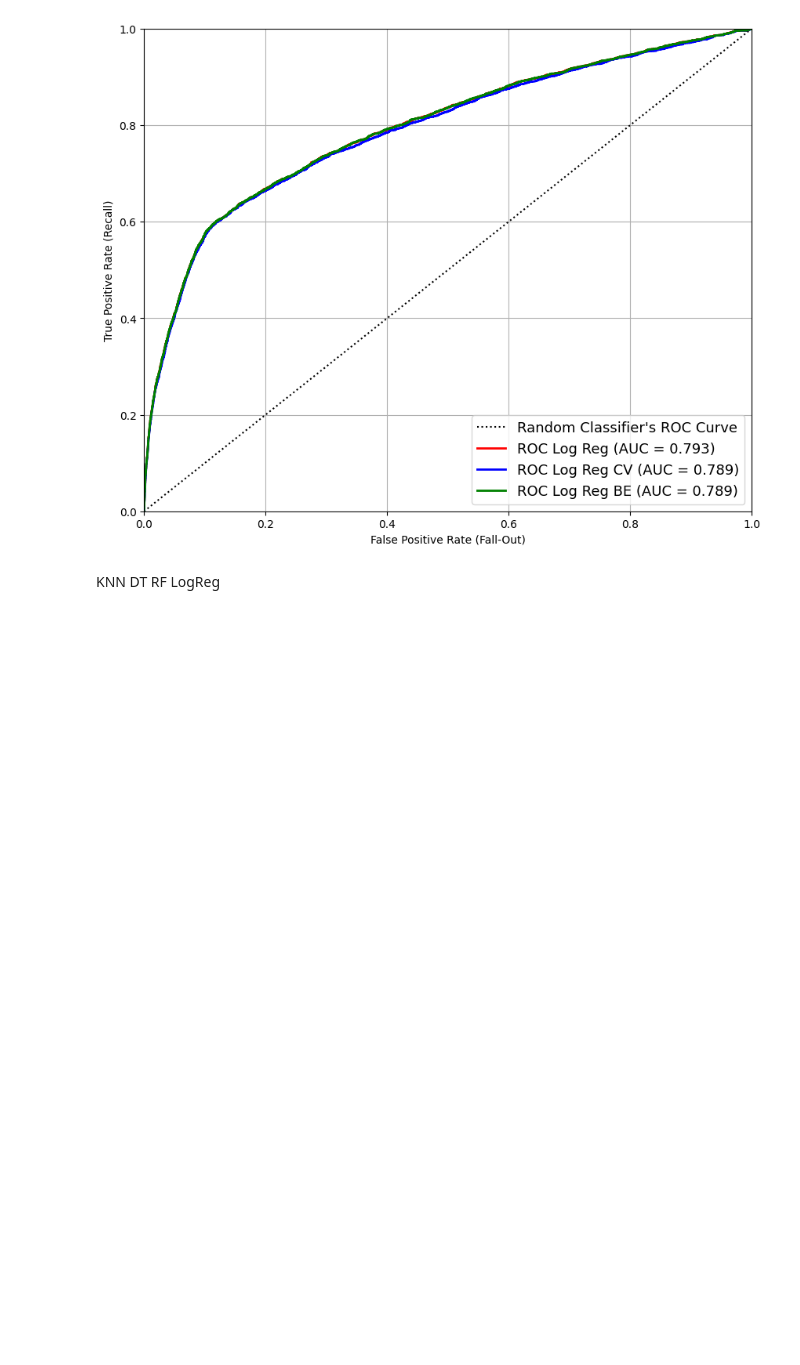
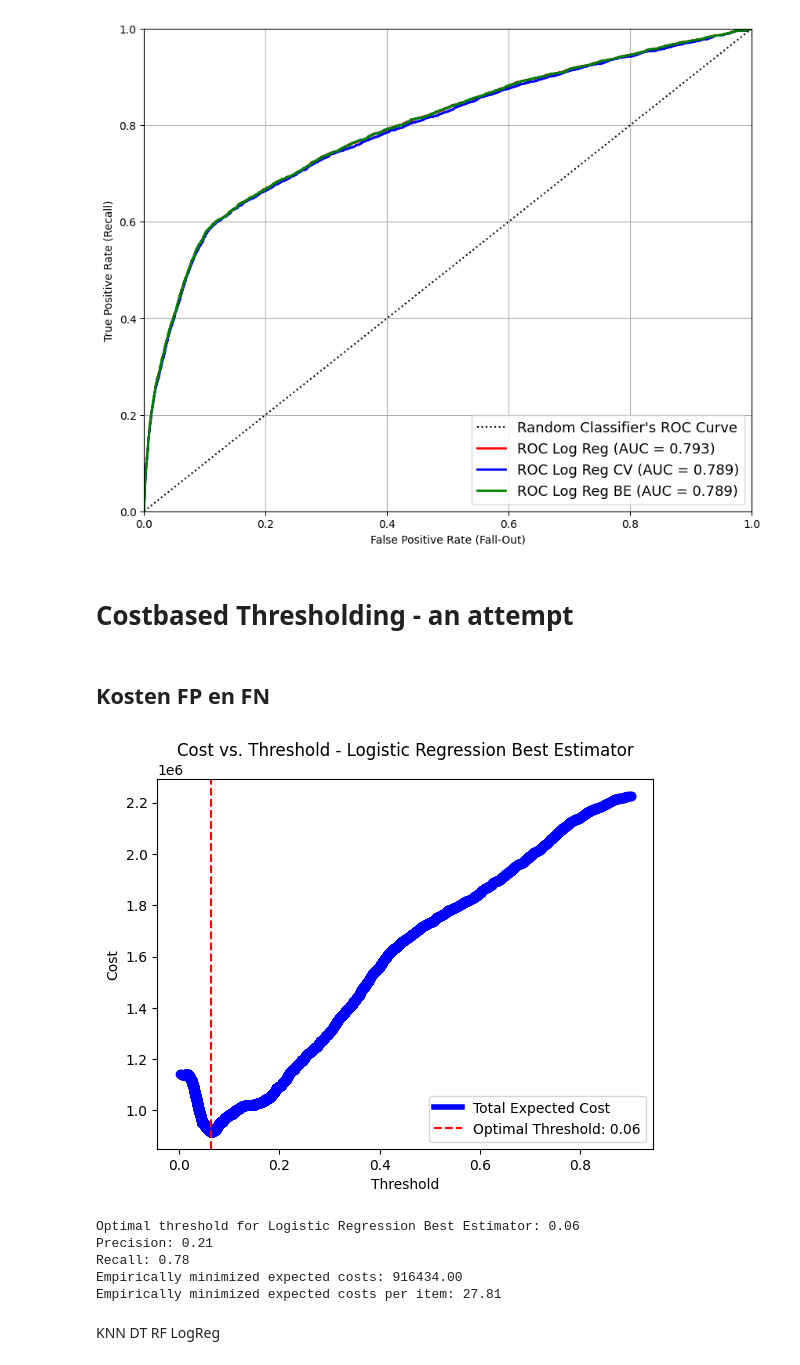
Before and after one commit to elen-ladder/MADS_Bank_Telemarketing, a Jupyter notebook: BankMarketing_Peter.ipynb, the cells around one changed output. Cells and saved outputs as stored; diff of their text form; code cells hidden in the pictures; blank space fills up the shorter version.

Commit message:
CostBased Thresholding works

```diff
--- a/BankMarketing_Peter.ipynb
+++ b/BankMarketing_Peter.ipynb
@@ -72,7 +75,7 @@ Variables Table
 # %%
 # Inladen met de juiste scheidingstekens
 # bank_data_small = pd.read_csv('../../Data/bank-additional/bank-additional.csv', sep=';')
-bank_data_full = pd.read_csv('Data/bank-additional/bank-additional-full.csv', sep=';')
+bank_data_full = pd.read_csv('../../Data/bank-additional/bank-additional-full.csv', sep=';')
 # %%
 # Based on the Variables Table (see above) the column 'duration' will not be used for predictive purposes
 bank_data_full = bank_data_full.drop("duration", axis='columns')
@@ -603,3 +606,33 @@ plt.legend(loc="lower right", fontsize=13)
 plt.show()
 # %% [output]
 [figure]
+# %% [markdown]
+# Costbased Thresholding - an attempt
+# %%
+def binary_clf_curve(y_true, y_score):
+
+    #make Numpy arrays from pd.Series
+    if isinstance(y_true, pd.Series):
+        y_true = y_true.to_numpy()
+
+    if isinstance(y_score, pd.Series):
+        y_score = y_score.to_numpy()
+
+    # sort scores and corresponding truth values
+    desc_score_indices = np.argsort(y_score, kind="mergesort")[::-1]
+    y_score = y_score[desc_score_indices]
+    y_true = y_true[desc_score_indices]
+
+    # y_score typically has many tied values. Here we extract
+    # the indices associated with the distinct values. We also
+    # concatenate a value for the end of the curve.
+    distinct_value_indices = np.where(np.diff(y_score))[0]
+    threshold_idxs = np.r_[distinct_value_indices, y_true.size - 1]
+
+    # accumulate the true positives with decreasing threshold
+    tps = np.cumsum(y_true)[threshold_idxs]
+
+    fps = 1 + threshold_idxs - tps
+    fns = tps[-1] - tps
+    thresholds = y_score[threshold_idxs]
+    return tps, fps, fns, thresholds
@@ -606,3 +706,25 @@ plt.show()
+# %% [markdown]
+## Kosten FP en FN
+# %%
+vaste_kosten_gesprek = 15
+kosten_minuut = 3
+aantal_minuten = 8
+gemiste_omzet = 600
+
+# False Positive is een onnodig gevoerd gesprek
+kosten_onnodig_gesprek = vaste_kosten_gesprek + (aantal_minuten * kosten_minuut)
+
+# False Negative is een niet gevoerd, maar wel gewenst gesprek
+kosten_gemist_gesprek = gemiste_omzet
+# %%
+th_lr = empirical_costbased_thresholding(y_train, y_train_proba_lr_be[:,1], "Logistic Regression Best Estimator", kosten_onnodig_gesprek, kosten_gemist_gesprek)
+# %% [output]
+[figure, added]
+Optimal threshold for Logistic Regression Best Estimator: 0.06
+Precision: 0.21
+Recall: 0.78
+Empirically minimized expected costs: 916434.00
+Empirically minimized expected costs per item: 27.81
 # %% [markdown]
 KNN
 DT
```
Also changed, not shown: parts of 2 cells of this notebook.
